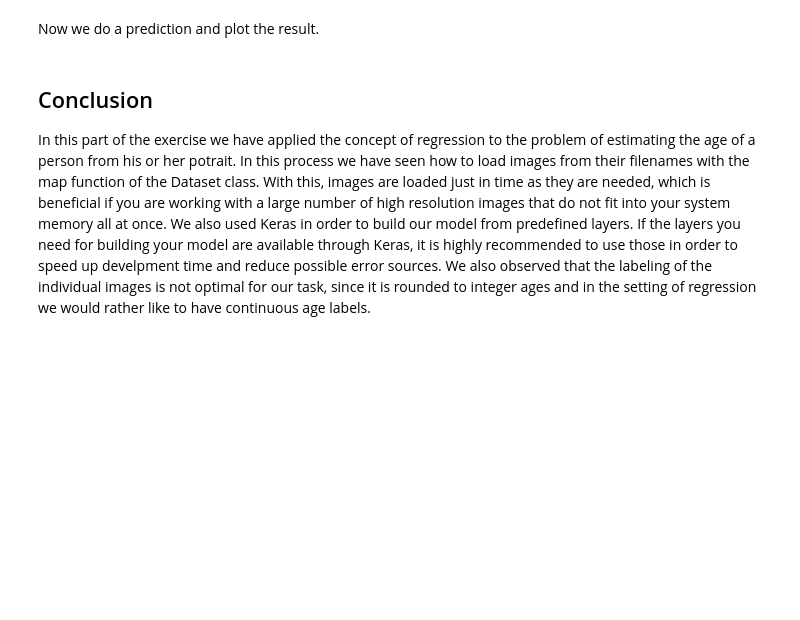
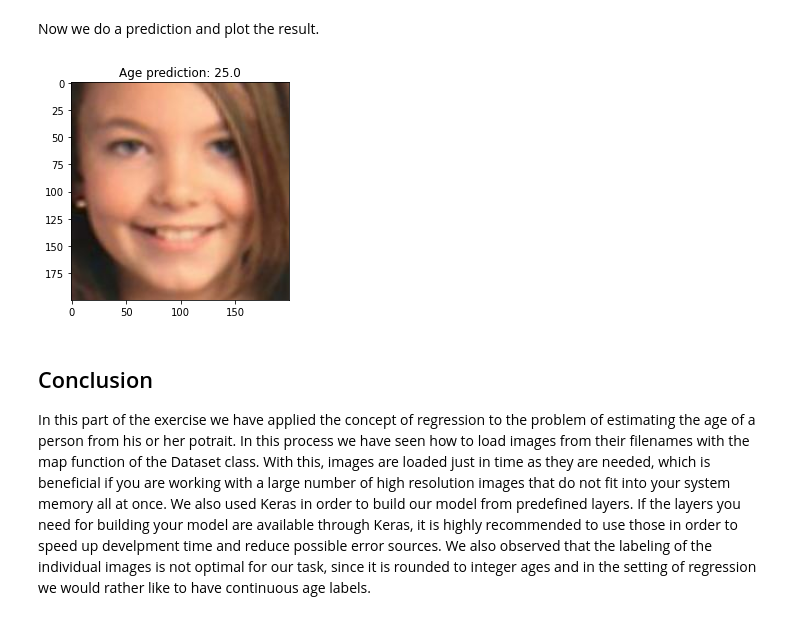
Before and after one commit to schlechter32/DeepLearning, a Jupyter notebook: Python-DL/Age_regression_task.ipynb, the cells around one changed output. Cells and saved outputs as stored; diff of their text form; code cells hidden in the pictures; blank space fills up the shorter version.

```diff
--- a/Python-DL/Age_regression_task.ipynb
+++ b/Python-DL/Age_regression_task.ipynb
@@ -86,15 +86,15 @@ class MyModel(k.Model):
     def __init__(self):
         # Create layers
         super(MyModel, self).__init__()
-        self.conv0 = k.layers.Conv2D(8,kernel_size=(5,5),activation = 'relu', kernel_initializer='glorot_uniform',bias_initializer='zeros',  strides=4, input_shape=(batch_size,200,200,3))
-        self.conv1 =  k.layers.Conv2D(16,kernel_size=(5,5),activation = 'relu', kernel_initializer='glorot_uniform',bias_initializer='zeros' ,strides=4)
+        self.conv0 = k.layers.Conv2D(8,kernel_size=(5,5),activation = 'relu', kernel_initializer='glorot_uniform',bias_initializer='zeros',  strides=4,data_format= 'channels_last')
+        self.conv1 =  k.layers.Conv2D(16,kernel_size=(5,5),activation = 'relu', kernel_initializer='glorot_uniform',bias_initializer='zeros' ,strides=4, data_format= 'channels_last')
         self.flatten = k.layers.Flatten()
-        self.dropout = k.layers.Dropout(rate = 0.2)
+        self.dropout = k.layers.Dropout(0.2)
         self.dense0 = k.layers.Dense(128, activation ='relu' ,kernel_initializer='glorot_uniform', bias_initializer = 'zeros')
         self.dense1 = k.layers.Dense(64, activation ='relu' ,kernel_initializer='glorot_uniform', bias_initializer = 'zeros')
         self.dense2 = k.layers.Dense(1, activation ='relu',kernel_initializer='glorot_uniform', bias_initializer = 'zeros')
 
-    def call(self, inputs, training=False):
+    def call(self, inputs, training = False):
         # Implement forward pass
         #print (inputs.shape)
         output = self.conv0(inputs)
@@ -273,18 +296,22 @@ Now we do a prediction  and plot the result.
 # %%
 """ For predicting on the uploaded image, open and decode it using tf.io. After that we also need to normalize and resize it using tf.image.resize. Hint: For predicting with our model we need to add a batch dimension
 of 1, since we effectively feed our model with a batch containing only one image."""
 
 
-# # Load and predict on an image
-# image_string = # Load image with path "fn"
-# image_decoded = # Decode the image and add a batch dimension
-# image = # Normalize, resize to 200x200 pixels and cast image to tf.float32
-# age = mdl(image)
+fn = files[550]
+labels[550]
+# Load and predict on an image
+image_string = image_string = tf.io.read_file(fn)# Load image with path "fn"
+image_decoded =tf.expand_dims(tf.io.decode_jpeg(image_string, channels=3), axis= 0)  # Decode the image and add a batch dimension
+image =tf.cast(image_decoded, tf.float32) / 255.0 # Normalize, resize to 200x200 pixels and cast image to tf.float32
+age = mdl.__call__(image)
 
-# # Plot image and prediction
-# plt.imshow(np.squeeze(image.numpy()))
-# plt.title("Age prediction: {:.3}".format(np.squeeze(age.numpy())))
-# plt.show()
+# Plot image and prediction
+plt.imshow(np.squeeze(image.numpy()))
+plt.title("Age prediction: {:.3}".format(np.squeeze(age.numpy())))
+plt.show()
+# %% [output]
+[figure, added]
 # %% [markdown]
 ## Conclusion
 In this part of the exercise we have applied the concept of regression to the problem of estimating the age of a person from his or her potrait. In this process we have seen how to load images from their filenames with the map function of the Dataset class. With this, images are loaded just in time as they are needed, which is beneficial if you are working with a large number of high resolution images that do not fit into your system memory all at once. We also used Keras in order to build our model from predefined layers. If the layers you need for building your model are available through Keras, it is highly recommended to use those in order to speed up develpment time and reduce possible error sources. We also observed that the labeling of the individual images is not optimal for our task, since it is rounded to integer ages and in the setting of regression we would rather like to have continuous age labels.
```
Also changed, not shown: parts of 5 cells of this notebook, 14 other files.
